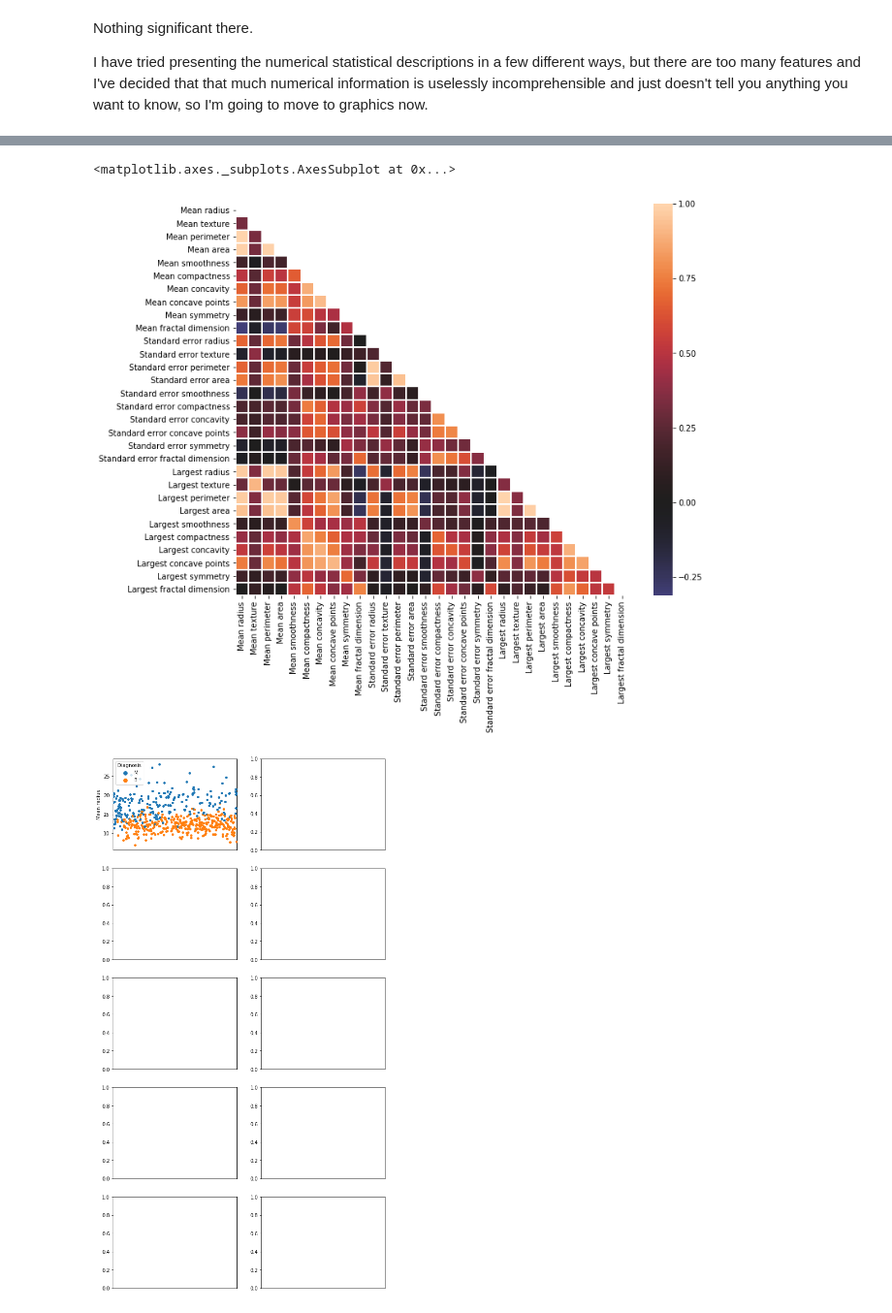
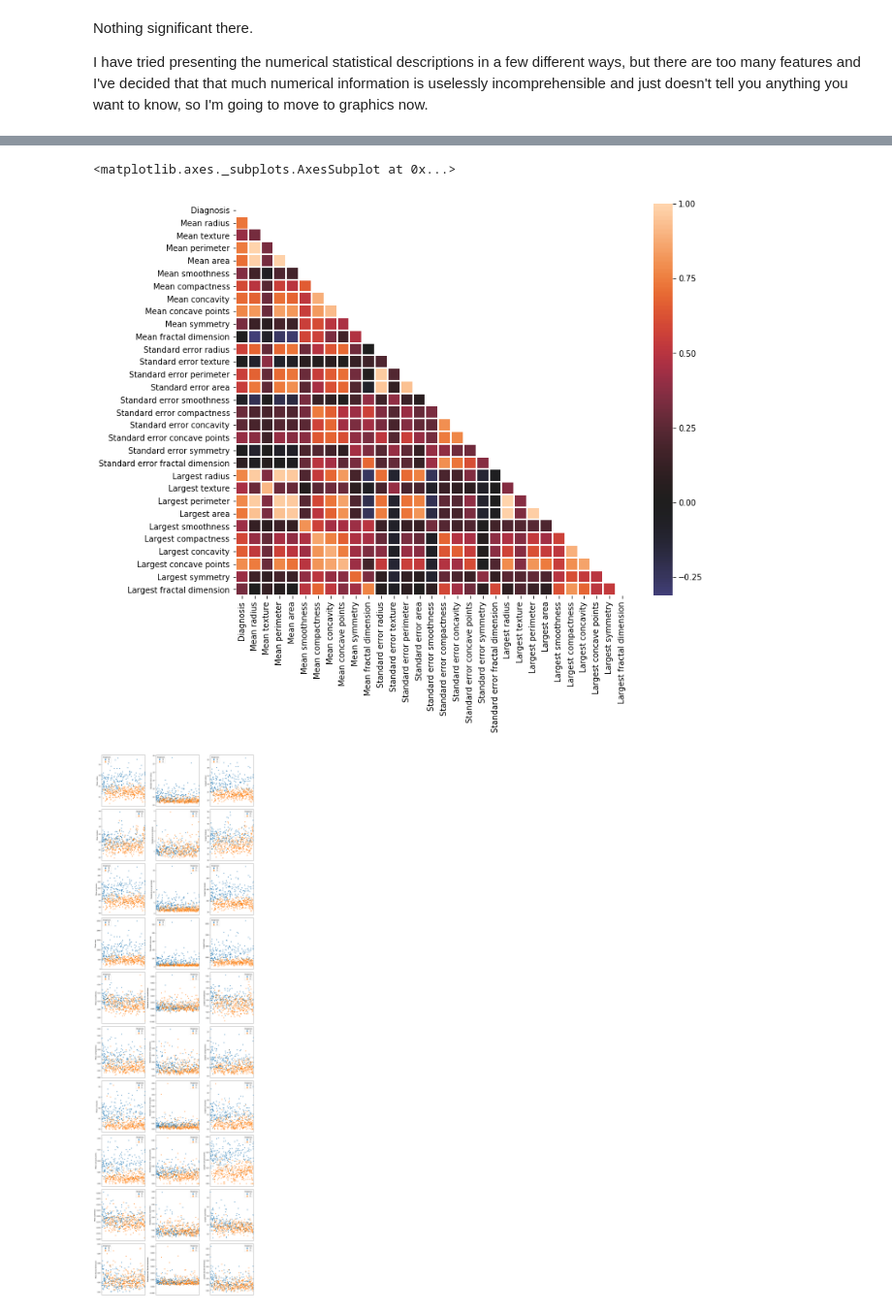
Before and after one commit to chorhatarahuduketuri/Breast-cancer-wisconsin, a Jupyter notebook: code/Breast Cancer Wisconsin EDA.ipynb, the cells around one changed output, grey strips where cells are left out. Shown: that part at 97% size. Drawn from its saved outputs; the diff is of its cells as text; code cells hidden in the pictures.

Commit message:
EDA progress
Corr graph updated and comparison of distributions of classes for each
variable side-by-side.

```diff
--- a/code/Breast Cancer Wisconsin EDA.ipynb
+++ b/code/Breast Cancer Wisconsin EDA.ipynb
@@ -198,9 +200,12 @@ I have tried presenting the numerical statistical descriptions in a few differen
 # %%
-corr = wdbc_data.drop('ID number', axis=1).corr()
+wdbc_data_copy = wdbc_data.copy(deep=True)
+wdbc_data_copy['Diagnosis'] = encoded_target_data
+corr = wdbc_data_copy.drop('ID number', axis=1).corr()
+
 fig_2, ax_2 = plt.subplots(figsize=(11, 9))
 mask = np.zeros_like(corr, dtype=np.bool)
 mask[np.triu_indices_from(mask)] = True
 sns.heatmap(corr, center=0, linewidths=1, mask=mask)
 # %% [output]
 <matplotlib.axes._subplots.AxesSubplot at 0x...>
-[figure, old version]
+[figure, new version]
@@ -207,22 +216,47 @@ sns.heatmap(corr, center=0, linewidths=1, mask=mask)
 # %%
-fig_3, ax_3 = plt.subplots(5, 2, figsize=(10, 20))
+# Because swarm plots are ever so slightly prettier than scatter plots
+fig_3, ax_3 = plt.subplots(10, 3, figsize=(15, 50))
 
-mean_swarmplot_data = wdbc_data.loc[:,'Diagnosis':'Mean fractal dimension']
+# Means
+sns.swarmplot(x=wdbc_data.index, y="Mean radius", hue="Diagnosis", data=wdbc_data, ax=ax_3[0, 0]);
+sns.swarmplot(x=wdbc_data.index, y="Mean texture", hue="Diagnosis", data=wdbc_data, ax=ax_3[1, 0]);
+sns.swarmplot(x=wdbc_data.index, y="Mean perimeter", hue="Diagnosis", data=wdbc_data, ax=ax_3[2, 0]);
+sns.swarmplot(x=wdbc_data.index, y="Mean area", hue="Diagnosis", data=wdbc_data, ax=ax_3[3, 0]);
+sns.swarmplot(x=wdbc_data.index, y="Mean smoothness", hue="Diagnosis", data=wdbc_data, ax=ax_3[4, 0]);
+sns.swarmplot(x=wdbc_data.index, y="Mean compactness", hue="Diagnosis", data=wdbc_data, ax=ax_3[5, 0]);
+sns.swarmplot(x=wdbc_data.index, y="Mean concavity", hue="Diagnosis", data=wdbc_data, ax=ax_3[6, 0]);
+sns.swarmplot(x=wdbc_data.index, y="Mean concave points", hue="Diagnosis", data=wdbc_data, ax=ax_3[7, 0]);
+sns.swarmplot(x=wdbc_data.index, y="Mean symmetry", hue="Diagnosis", data=wdbc_data, ax=ax_3[8, 0]);
+sns.swarmplot(x=wdbc_data.index, y="Mean fractal dimension", hue="Diagnosis", data=wdbc_data, ax=ax_3[9, 0]);
 
-sns.swarmplot(x=mean_swarmplot_data.index, y="Mean radius", hue="Diagnosis", data=swarmplot_data, ax=ax_3[0, 0]);
-sns.swarmplot(x=mean_swarmplot_data.index, y="Mean texture", hue="Diagnosis", data=swarmplot_data, ax=ax_3[0, 1]);
-sns.swarmplot(x=mean_swarmplot_data.index, y="Mean perimeter", hue="Diagnosis", data=swarmplot_data, ax=ax_3[1, 0]);
-sns.swarmplot(x=mean_swarmplot_data.index, y="Mean area", hue="Diagnosis", data=swarmplot_data, ax=ax_3[1, 1]);
-sns.swarmplot(x=mean_swarmplot_data.index, y="Mean smoothness", hue="Diagnosis", data=swarmplot_data, ax=ax_3[2, 0]);
-sns.swarmplot(x=mean_swarmplot_data.index, y="Mean compactness", hue="Diagnosis", data=swarmplot_data, ax=ax_3[2, 1]);
-sns.swarmplot(x=mean_swarmplot_data.index, y="Mean concavity", hue="Diagnosis", data=swarmplot_data, ax=ax_3[3, 0]);
-sns.swarmplot(x=mean_swarmplot_data.index, y="Mean concave points", hue="Diagnosis", data=swarmplot_data, ax=ax_3[3, 1]);
-sns.swarmplot(x=mean_swarmplot_data.index, y="Mean symmetry", hue="Diagnosis", data=swarmplot_data, ax=ax_3[4, 0]);
-sns.swarmplot(x=mean_swarmplot_data.index, y="Mean fractal dimension", hue="Diagnosis", data=swarmplot_data, ax=ax_3[4, 1]);
+# Standard errors
+sns.swarmplot(x=wdbc_data.index, y="Standard error radius", hue="Diagnosis", data=wdbc_data, ax=ax_3[0, 1]);
+sns.swarmplot(x=wdbc_data.index, y="Standard error texture", hue="Diagnosis", data=wdbc_data, ax=ax_3[1, 1]);
+sns.swarmplot(x=wdbc_data.index, y="Standard error perimeter", hue="Diagnosis", data=wdbc_data, ax=ax_3[2, 1]);
+sns.swarmplot(x=wdbc_data.index, y="Standard error area", hue="Diagnosis", data=wdbc_data, ax=ax_3[3, 1]);
+sns.swarmplot(x=wdbc_data.index, y="Standard error smoothness", hue="Diagnosis", data=wdbc_data, ax=ax_3[4, 1]);
+sns.swarmplot(x=wdbc_data.index, y="Standard error compactness", hue="Diagnosis", data=wdbc_data, ax=ax_3[5, 1]);
+sns.swarmplot(x=wdbc_data.index, y="Standard error concavity", hue="Diagnosis", data=wdbc_data, ax=ax_3[6, 1]);
+sns.swarmplot(x=wdbc_data.index, y="Standard error concave points", hue="Diagnosis", data=wdbc_data, ax=ax_3[7, 1]);
+sns.swarmplot(x=wdbc_data.index, y="Standard error symmetry", hue="Diagnosis", data=wdbc_data, ax=ax_3[8, 1]);
+sns.swarmplot(x=wdbc_data.index, y="Standard error fractal dimension", hue="Diagnosis", data=wdbc_data, ax=ax_3[9, 1]);
 
+# Largest
+sns.swarmplot(x=wdbc_data.index, y="Largest radius", hue="Diagnosis", data=wdbc_data, ax=ax_3[0, 2]);
+sns.swarmplot(x=wdbc_data.index, y="Largest texture", hue="Diagnosis", data=wdbc_data, ax=ax_3[1, 2]);
+sns.swarmplot(x=wdbc_data.index, y="Largest perimeter", hue="Diagnosis", data=wdbc_data, ax=ax_3[2, 2]);
+sns.swarmplot(x=wdbc_data.index, y="Largest area", hue="Diagnosis", data=wdbc_data, ax=ax_3[3, 2]);
+sns.swarmplot(x=wdbc_data.index, y="Largest smoothness", hue="Diagnosis", data=wdbc_data, ax=ax_3[4, 2]);
+sns.swarmplot(x=wdbc_data.index, y="Largest compactness", hue="Diagnosis", data=wdbc_data, ax=ax_3[5, 2]);
+sns.swarmplot(x=wdbc_data.index, y="Largest concavity", hue="Diagnosis", data=wdbc_data, ax=ax_3[6, 2]);
+sns.swarmplot(x=wdbc_data.index, y="Largest concave points", hue="Diagnosis", data=wdbc_data, ax=ax_3[7, 2]);
+sns.swarmplot(x=wdbc_data.index, y="Largest symmetry", hue="Diagnosis", data=wdbc_data, ax=ax_3[8, 2]);
+sns.swarmplot(x=wdbc_data.index, y="Largest fractal dimension", hue="Diagnosis", data=wdbc_data, ax=ax_3[9, 2]);
+
+# Remove x axis scale that merged into fuzzy black line
 for ax in ax_3.reshape(-1):
     ax.set_xticks([])
 
 plt.tight_layout()
 # %% [output]
-[figure, old version]
+[figure, new version]
```
Also changed, not shown: parts of 4 cells of this notebook.
